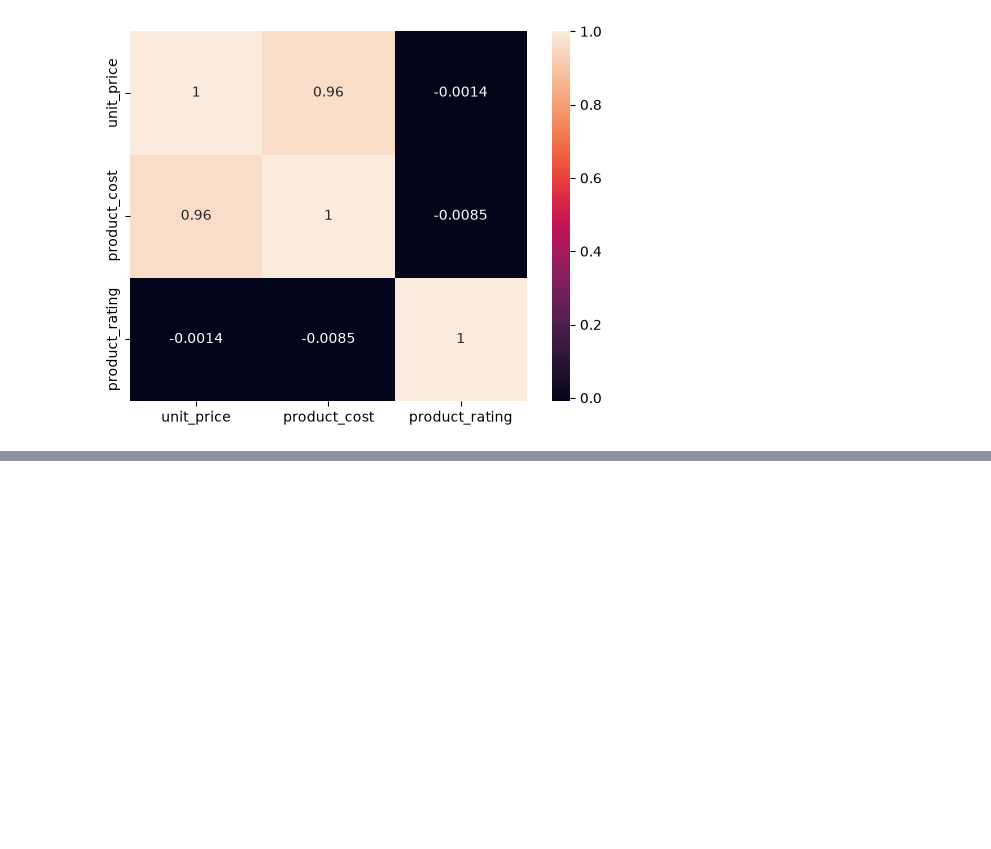
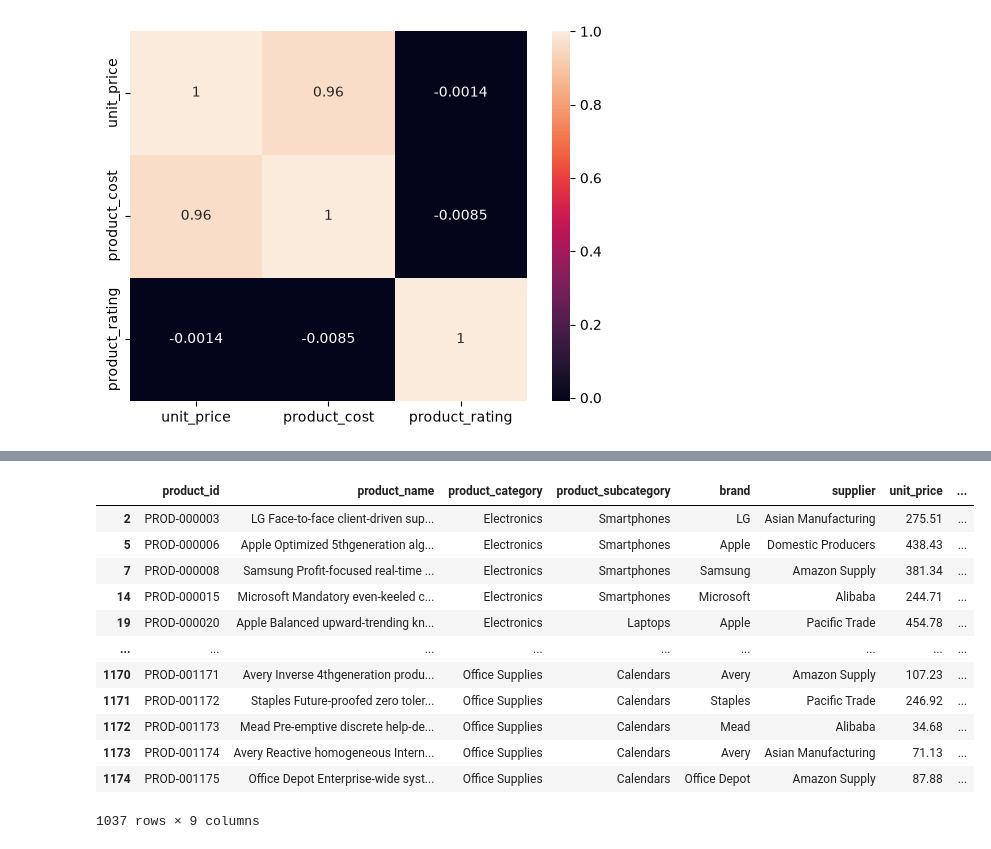
Before and after one commit to parwazsherrif/INTERN-_THIRANEX, a Jupyter notebook: III- TASK DATASCIENCE.ipynb, the cells around one changed output, grey strips where cells are left out. Saved outputs shown, nothing was run; the diff lists cells and outputs as text; code cells hidden in the pictures; blank space fills up the shorter version.

```diff
--- a/III- TASK DATASCIENCE.ipynb
+++ b/III- TASK DATASCIENCE.ipynb
@@ -211,0 +220,16 @@ chi2_df
+# %%
+df
+# %% [output]
+|  | product_id | product_name | product_category | product_subcategory | brand | supplier | unit_price | ... |
+| 2 | PROD-000003 | LG Face-to-face client-driven sup... | Electronics | Smartphones | LG | Asian Manufacturing | 275.51 | ... |
+| 5 | PROD-000006 | Apple Optimized 5thgeneration alg... | Electronics | Smartphones | Apple | Domestic Producers | 438.43 | ... |
+| 7 | PROD-000008 | Samsung Profit-focused real-time ... | Electronics | Smartphones | Samsung | Amazon Supply | 381.34 | ... |
+| 14 | PROD-000015 | Microsoft Mandatory even-keeled c... | Electronics | Smartphones | Microsoft | Alibaba | 244.71 | ... |
+| 19 | PROD-000020 | Apple Balanced upward-trending kn... | Electronics | Laptops | Apple | Pacific Trade | 454.78 | ... |
+| ... | ... | ... | ... | ... | ... | ... | ... | ... |
+| 1170 | PROD-001171 | Avery Inverse 4thgeneration produ... | Office Supplies | Calendars | Avery | Amazon Supply | 107.23 | ... |
+| 1171 | PROD-001172 | Staples Future-proofed zero toler... | Office Supplies | Calendars | Staples | Pacific Trade | 246.92 | ... |
+| 1172 | PROD-001173 | Mead Pre-emptive discrete help-de... | Office Supplies | Calendars | Mead | Alibaba | 34.68 | ... |
+| 1173 | PROD-001174 | Avery Reactive homogeneous Intern... | Office Supplies | Calendars | Avery | Asian Manufacturing | 71.13 | ... |
+| 1174 | PROD-001175 | Office Depot Enterprise-wide syst... | Office Supplies | Calendars | Office Depot | Amazon Supply | 87.88 | ... |
+1037 rows × 9 columns
```
Also changed, not shown: parts of 11 cells of this notebook.
